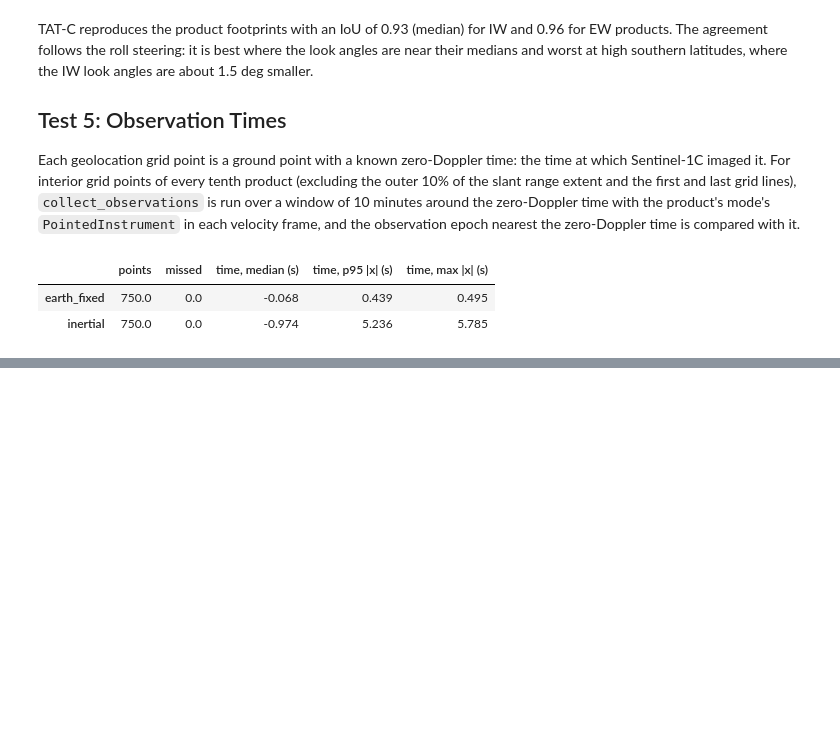
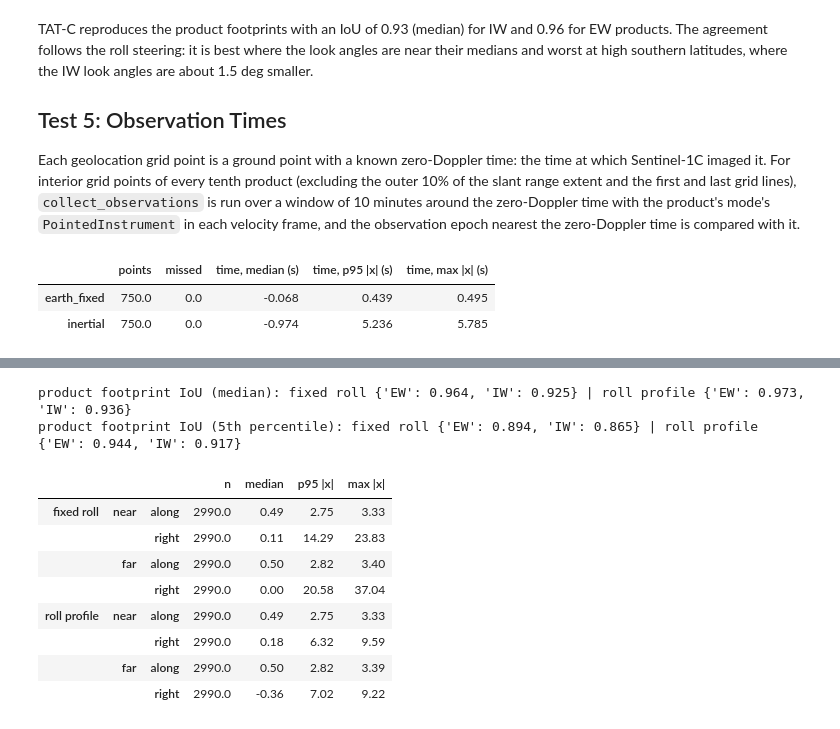
Before and after one commit to code-lab-org/tatc, a Jupyter notebook: docs/validation/ValidateSARSentinel1.ipynb, the cells around one changed output, grey strips where cells are left out. Drawn from its saved outputs; the diff is of its cells as text; code cells hidden in the pictures; blank space fills up the shorter version.

```diff
--- a/docs/validation/ValidateSARSentinel1.ipynb
+++ b/docs/validation/ValidateSARSentinel1.ipynb
@@ -449,12 +449,12 @@ def unwrap(geometry):
     return geometry
 
 
-def footprint_row(product):
+def footprint_row(product, view=sentinel1_view):
     start, end = pd.Timestamp(product.zero_doppler_start, tz="UTC"), pd.Timestamp(product.zero_doppler_end, tz="UTC")
     n = max(1, int(round((end - start).total_seconds() / TIME_STEP)))
     step = (end - start) / n
     times = [(start + step * (i + 0.5)).floor("us").to_pydatetime() for i in range(n)]
-    satellite = sentinel1.model_copy(update={"instruments": [sentinel1_view(product["mode"], step.total_seconds())]})
+    satellite = sentinel1.model_copy(update={"instruments": [view(product["mode"], step.total_seconds())]})
     predicted = compute_ground_track(satellite, times).geometry.iloc[0]
     observed = unwrap(shapely.force_2d(shapely.from_wkt(product.polygon)))
     center = observed.centroid
@@ -548,0 +539,70 @@ With the Earth-fixed velocity frame, `collect_observations` reports each point's
+# %%
+from tatc.utils import compute_argument_of_latitude
+
+line_rows = []
+for k, (mode, m) in enumerate(zip(geometry["mode"], meta)):
+    track = orbit.get_orbit_track(to_utc(m["time"]))
+    position, velocity = interpolate_orbit(m, m["time"])
+    los = normalize(ecef(m["lon"], m["lat"]) - position[:, None])
+    sub_lon, sub_lat, _ = TO_GEODETIC.transform(*position.T)
+    look = np.degrees(np.arccos(np.sum(los * -up(sub_lon, sub_lat)[:, None], axis=-1)))
+    line_rows.append(
+        pd.DataFrame(
+            {
+                "product": k,
+                "mode": mode,
+                "argument of latitude (deg)": compute_argument_of_latitude(track.position.m, track.velocity.m_per_s),
+                "roll (deg)": (look[:, 0] + look[:, -1]) / 2,
+                "field of view (deg)": look[:, -1] - look[:, 0],
+            }
+        )
+    )
+lines6 = pd.concat(line_rows, ignore_index=True)
+fit = lines6[lines6["product"] % 2 == 0]
+profiles = {}
+for mode, group in fit.groupby("mode"):
+    centers = (group["argument of latitude (deg)"] // 10) * 10 + 5
+    medians = group.groupby(centers)["roll (deg)"].median()
+    # negative roll angles: Sentinel-1 looks to the right
+    profiles[mode] = [(float(u), -float(r)) for u, r in medians.items()]
+
+
+def steered_view(mode, time_step=TIME_STEP, velocity_frame=VelocityFrame.EARTH_FIXED):
+    """Right-looking view of a Sentinel-1 mode with its roll angle profile."""
+    return sentinel1_view(mode, time_step, velocity_frame).model_copy(update={"roll_angle_profile": profiles[mode]})
+
+
+rows6 = {}
+for label, view in [("fixed roll", sentinel1_view), ("roll profile", steered_view)]:
+    for edge, column, sign in [("near", 0, 1), ("far", -1, -1)]:
+        along_all, right_all = [], []
+        for k, (mode, m) in enumerate(zip(geometry["mode"], meta)):
+            if k % 2 == 0:
+                continue
+            instrument = view(mode)
+            track = orbit.get_orbit_track(to_utc(m["time"]))
+            _, velocity = interpolate_orbit(m, m["time"])
+            # the edge of the view, half the field of view from the (negative) roll angle
+            ray = compute_projected_ray_position(track, 0, 0, instrument.get_roll_angle(track) + sign * instrument.cross_track_field_of_view / 2)
+            lon, lat = m["lon"][:, column], m["lat"][:, column]
+            along, right = along_right(lon, lat, ecef(ray.longitude.degrees, ray.latitude.degrees) - ecef(lon, lat), velocity)
+            along_all.append(along)
+            right_all.append(right)
+        rows6[(label, edge, "along")] = summarize(np.concatenate(along_all))
+        rows6[(label, edge, "right")] = summarize(np.concatenate(right_all))
+steered_footprints = pd.DataFrame([footprint_row(product, steered_view) for _, product in catalog.iterrows()]).merge(catalog[["granule", "mode"]])
+print("product footprint IoU (median): fixed roll", footprints.groupby("mode").IoU.median().round(3).to_dict(), "| roll profile", steered_footprints.groupby("mode").IoU.median().round(3).to_dict())
+print("product footprint IoU (5th percentile): fixed roll", footprints.groupby("mode").IoU.quantile(0.05).round(3).to_dict(), "| roll profile", steered_footprints.groupby("mode").IoU.quantile(0.05).round(3).to_dict())
+pd.DataFrame(rows6).T.round(2)
+# %% [output]
+product footprint IoU (median): fixed roll {'EW': 0.964, 'IW': 0.925} | roll profile {'EW': 0.973, 'IW': 0.936}
+product footprint IoU (5th percentile): fixed roll {'EW': 0.894, 'IW': 0.865} | roll profile {'EW': 0.944, 'IW': 0.917}
+|  |  |  | n | median | p95 |x| | max |x| |
+| fixed roll | near | along | 2990.0 | 0.49 | 2.75 | 3.33 |
+|  |  | right | 2990.0 | 0.11 | 14.29 | 23.83 |
+|  | far | along | 2990.0 | 0.50 | 2.82 | 3.40 |
+|  |  | right | 2990.0 | 0.00 | 20.58 | 37.04 |
+| roll profile | near | along | 2990.0 | 0.49 | 2.75 | 3.33 |
+|  |  | right | 2990.0 | 0.18 | 6.32 | 9.59 |
+|  | far | along | 2990.0 | 0.50 | 2.82 | 3.39 |
+|  |  | right | 2990.0 | -0.36 | 7.02 | 9.22 |
```
Also changed, not shown: parts of 5 cells of this notebook, 8 other files.
